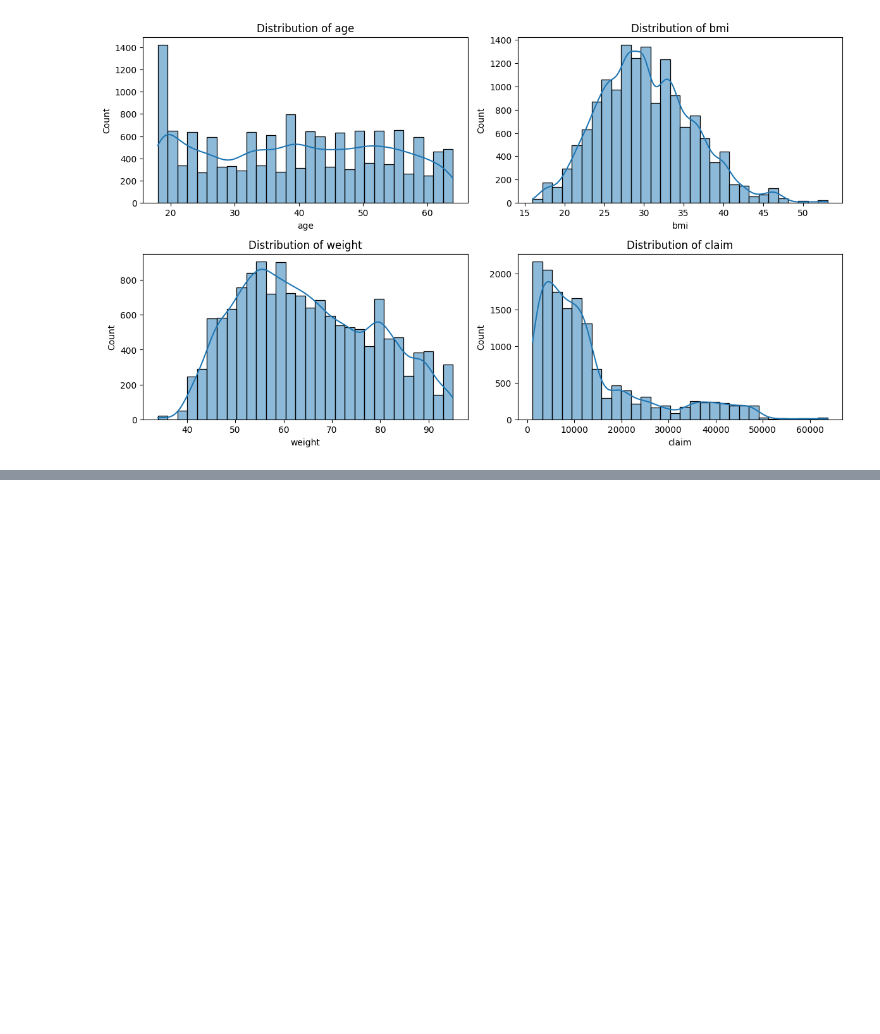
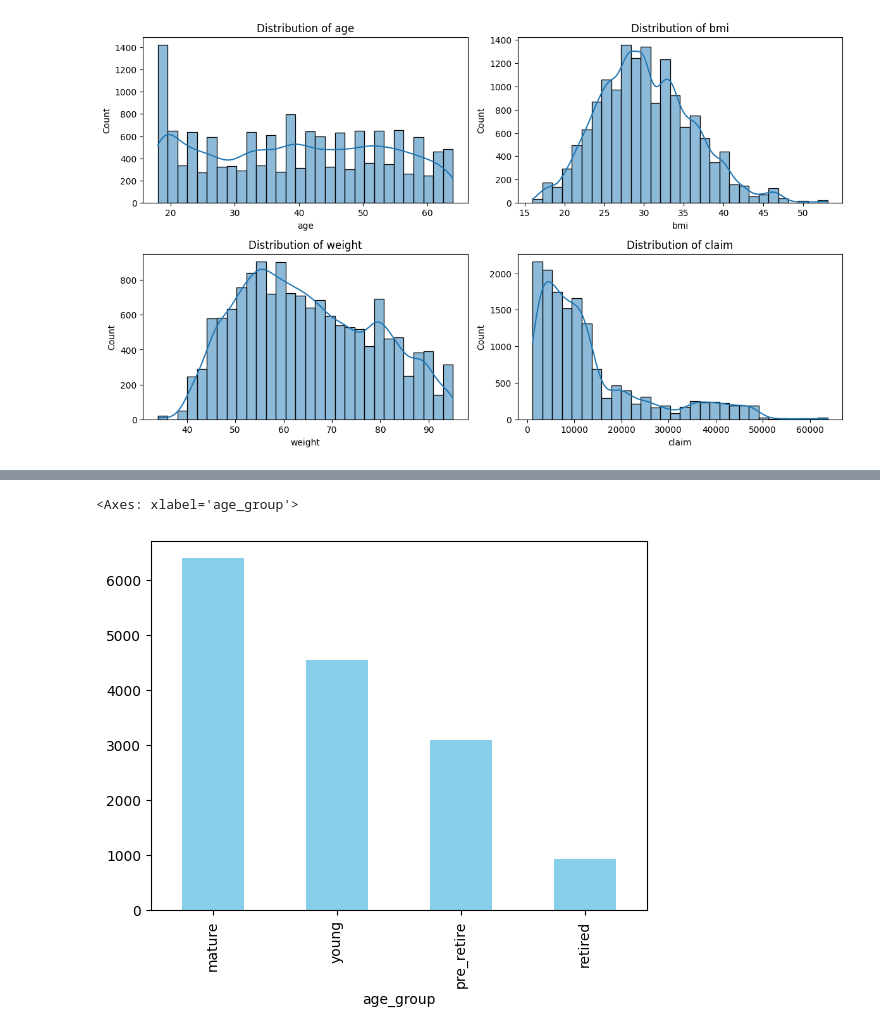
Before and after one commit to pro402/ML_Notebooks, a Jupyter notebook: Health Insurance Analysis.ipynb, the cells around one changed output, grey strips where cells are left out. Drawn from its saved outputs; the diff is of its cells as text; code cells hidden in the pictures; blank space fills up the shorter version.

Commit message:
Added more charts

```diff
--- a/Health Insurance Analysis.ipynb
+++ b/Health Insurance Analysis.ipynb
@@ -194,3 +191,11 @@ plt.show()
 # Here is a visualization of Patient Age vs Diabetes count
 # we will be creating bins for patients age like min-30s, 30s-50s, 50s-60s,60s-max
 # so that we can also understand the idea of the patients having diabetes on like their younger age, mid age, pre retirement, post retirement
+
+# age_groups
+young = data["age"]<=30
+mature = data["age"].between(31,50)
+pre_retire = data["age"].between(51,60)
+retired = data["age"]>=61
+
+young.sum()+mature.sum()+pre_retire.sum()+retired.sum()
@@ -196,0 +204,6 @@ plt.show()
+# %%
+data['age_group'] = "unknown"
+data.loc[young,'age_group']='young'
+data.loc[mature,'age_group']='mature'
+data.loc[pre_retire,'age_group']='pre_retire'
+data.loc[retired,'age_group']='retired'
@@ -196,0 +226,5 @@ plt.show()
+# %%
+data['age_group'].value_counts().to_pandas().plot(kind='bar', color='skyblue')
+# %% [output]
+<Axes: xlabel='age_group'>
+[figure, added]
```
Also changed, not shown: parts of 4 cells of this notebook.
